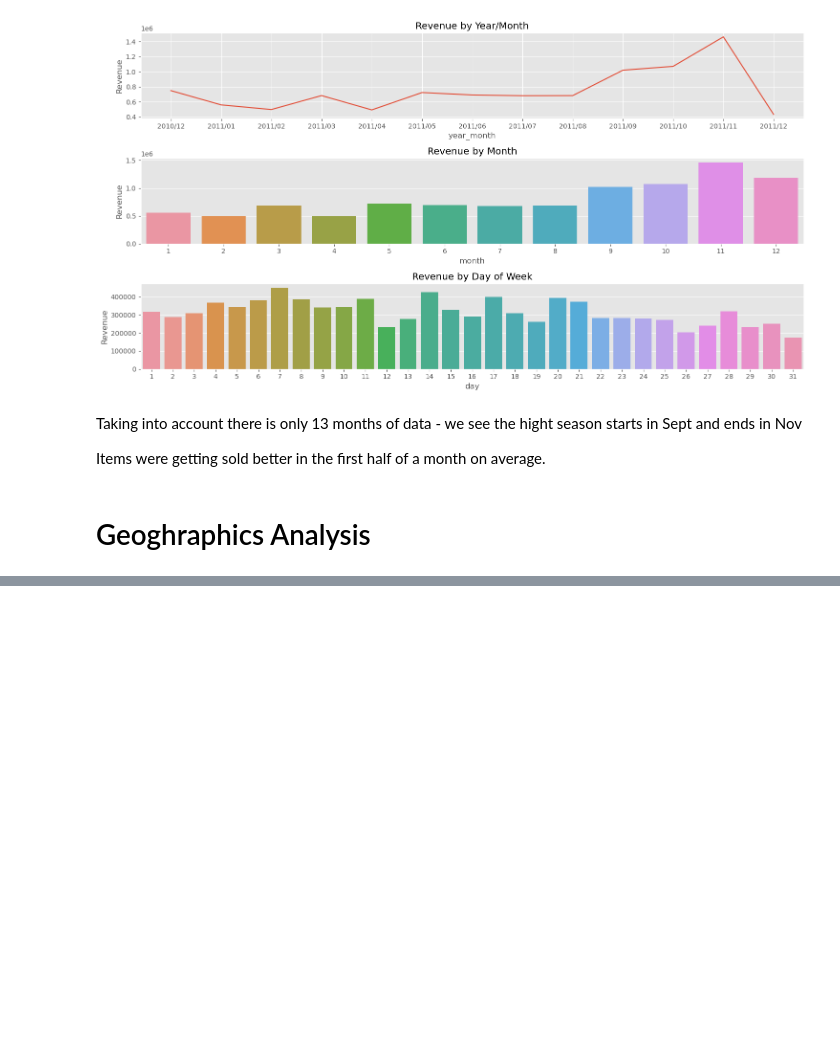
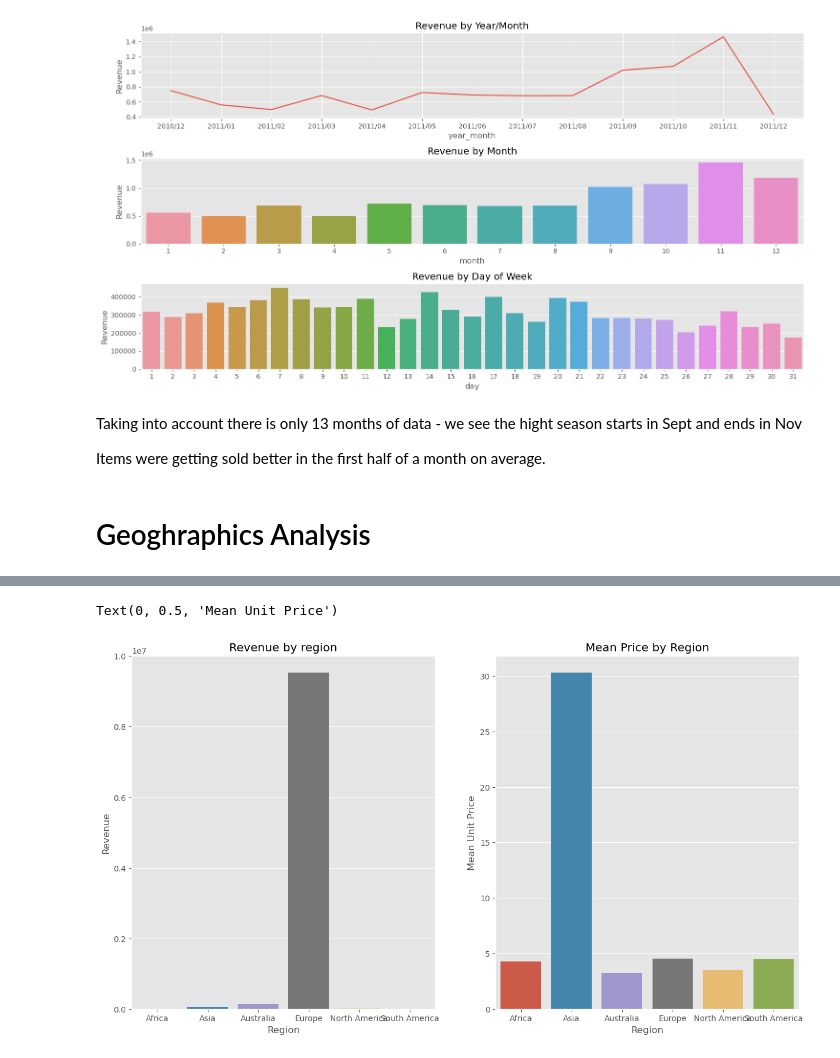
Before and after one commit to obaliuta/tata_retail_eda_visual, a Jupyter notebook: notebook.ipynb, the cells around one changed output, grey strips where cells are left out. Drawn from its saved outputs; the diff is of its cells as text; code cells hidden in the pictures; blank space fills up the shorter version.

```diff
--- a/notebook.ipynb
+++ b/notebook.ipynb
@@ -502,0 +514,11 @@ Items were getting sold better in the first half of a month on average.
+# %%
+fig, axs = plt.subplots(1,2,figsize=(15,8))
+regions_grouped  = df.groupby('Region').agg({'Revenue':'sum', 'UnitPrice':'mean'}).reset_index()
+sns.barplot(x='Region', y='Revenue', data = regions_grouped, ax=axs[0])
+sns.barplot(x='Region', y='UnitPrice', data = regions_grouped, ax=axs[1])
+axs[0].set_title('Revenue by region')
+axs[1].set_title('Mean Price by Region')
+axs[1].set_ylabel('Mean Unit Price')
+# %% [output]
+Text(0, 0.5, 'Mean Unit Price')
+[figure, added]
```
Also changed, not shown: parts of 11 cells of this notebook.
